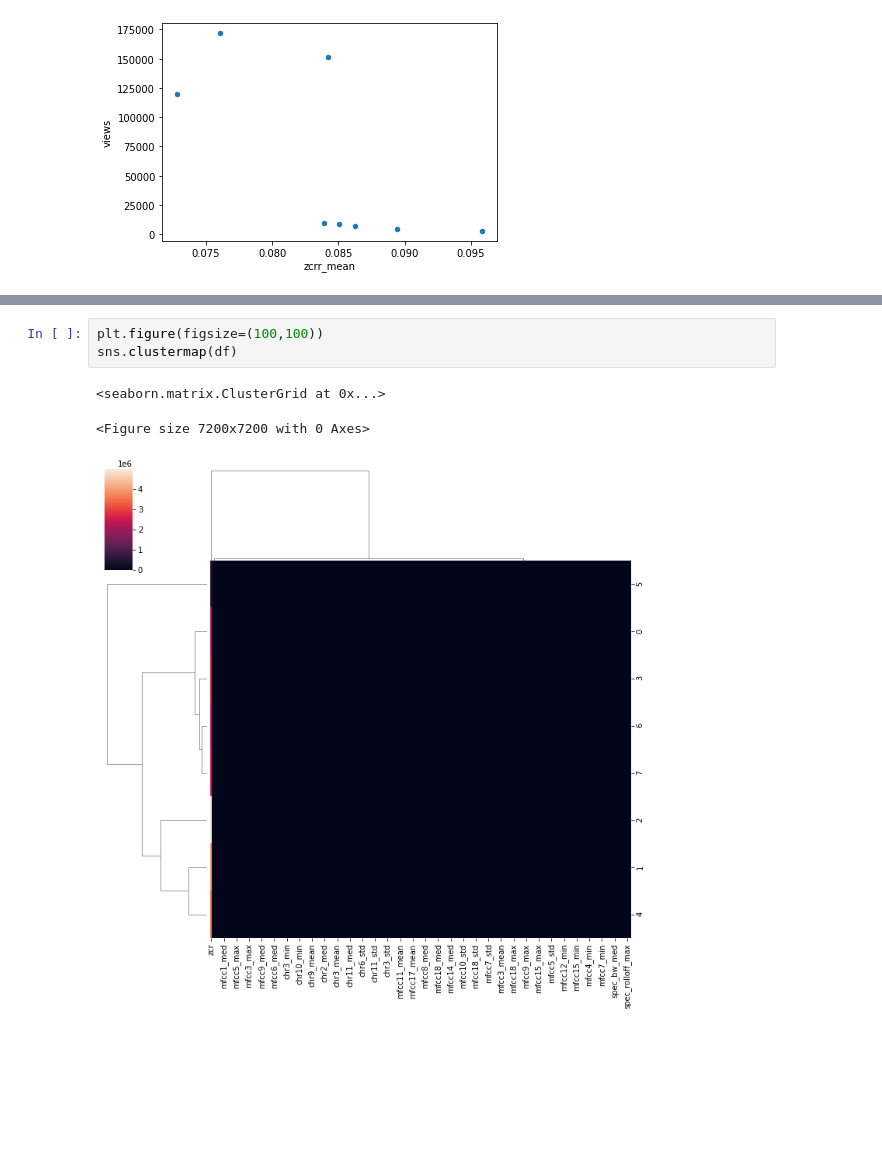
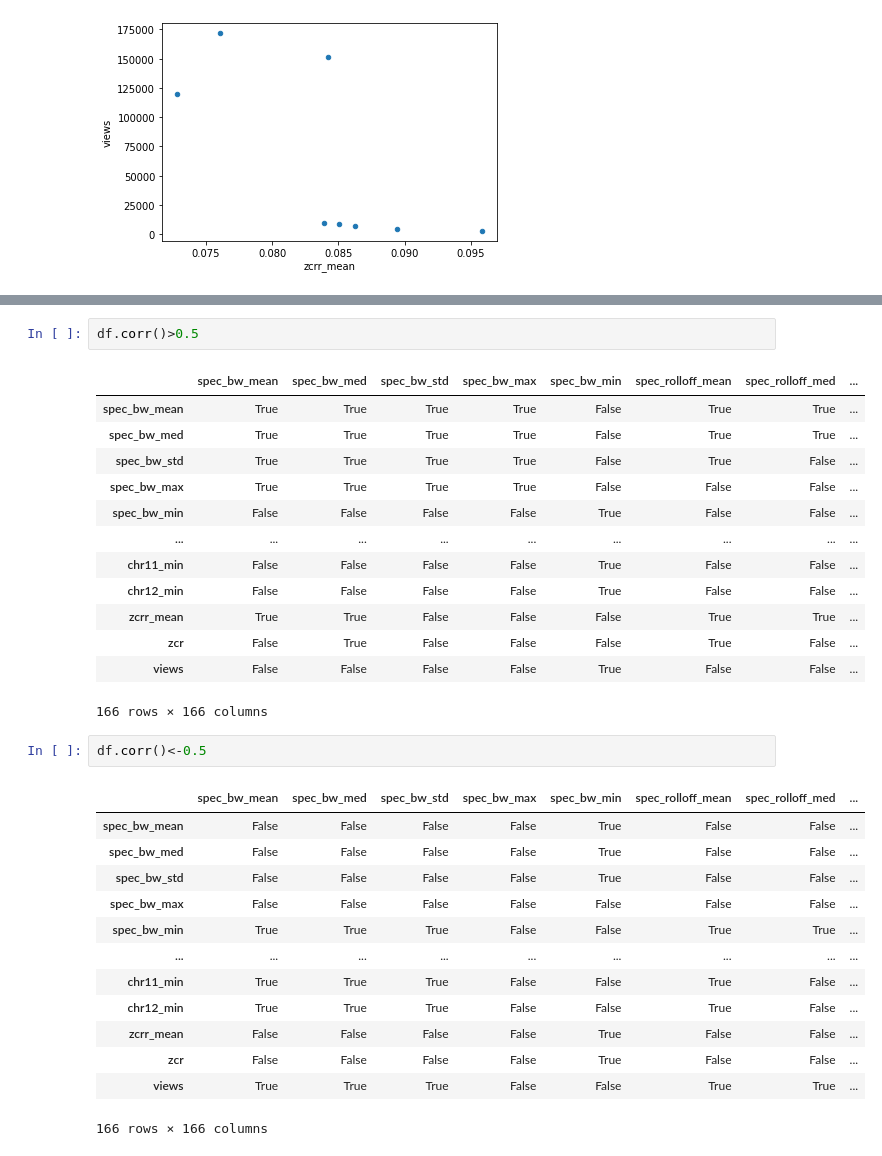
Before and after one commit to jithemji/Video-Content-Analysis, a Jupyter notebook: Audio/feature_visualization.ipynb, the cells around one changed output, grey strips where cells are left out. Drawn from its saved outputs; the diff is of its cells as text; blank space fills up the shorter version.

```diff
--- a/Audio/feature_visualization.ipynb
+++ b/Audio/feature_visualization.ipynb
@@ -90,10 +90,35 @@ sns.heatmap(df.corr(),cmap='coolwarm')
-# %%
-plt.figure(figsize=(100,100))
-sns.clustermap(df)
-# %% [output]
-<seaborn.matrix.ClusterGrid at 0x...>
-<Figure size 7200x7200 with 0 Axes>
-[figure, removed]
+# %%
+df.corr()>0.5
+# %% [output]
+|  | spec_bw_mean | spec_bw_med | spec_bw_std | spec_bw_max | spec_bw_min | spec_rolloff_mean | spec_rolloff_med | ... |
+| spec_bw_mean | True | True | True | True | False | True | True | ... |
+| spec_bw_med | True | True | True | True | False | True | True | ... |
+| spec_bw_std | True | True | True | True | False | True | False | ... |
+| spec_bw_max | True | True | True | True | False | False | False | ... |
+| spec_bw_min | False | False | False | False | True | False | False | ... |
+| ... | ... | ... | ... | ... | ... | ... | ... | ... |
+| chr11_min | False | False | False | False | True | False | False | ... |
+| chr12_min | False | False | False | False | True | False | False | ... |
+| zcrr_mean | True | True | False | False | False | True | True | ... |
+| zcr | False | True | False | False | False | True | False | ... |
+| views | False | False | False | False | True | False | False | ... |
+166 rows × 166 columns
+# %%
+df.corr()<-0.5
+# %% [output]
+|  | spec_bw_mean | spec_bw_med | spec_bw_std | spec_bw_max | spec_bw_min | spec_rolloff_mean | spec_rolloff_med | ... |
+| spec_bw_mean | False | False | False | False | True | False | False | ... |
+| spec_bw_med | False | False | False | False | True | False | False | ... |
+| spec_bw_std | False | False | False | False | True | False | False | ... |
+| spec_bw_max | False | False | False | False | False | False | False | ... |
+| spec_bw_min | True | True | True | False | False | True | True | ... |
+| ... | ... | ... | ... | ... | ... | ... | ... | ... |
+| chr11_min | True | True | True | False | False | True | False | ... |
+| chr12_min | True | True | True | False | False | True | False | ... |
+| zcrr_mean | False | False | False | False | True | False | False | ... |
+| zcr | False | False | False | False | True | False | False | ... |
+| views | True | True | True | False | False | True | True | ... |
+166 rows × 166 columns
 # %%
 from google.colab import drive
 drive.mount('/content/drive')
```
Also changed, not shown: parts of 6 cells of this notebook.
